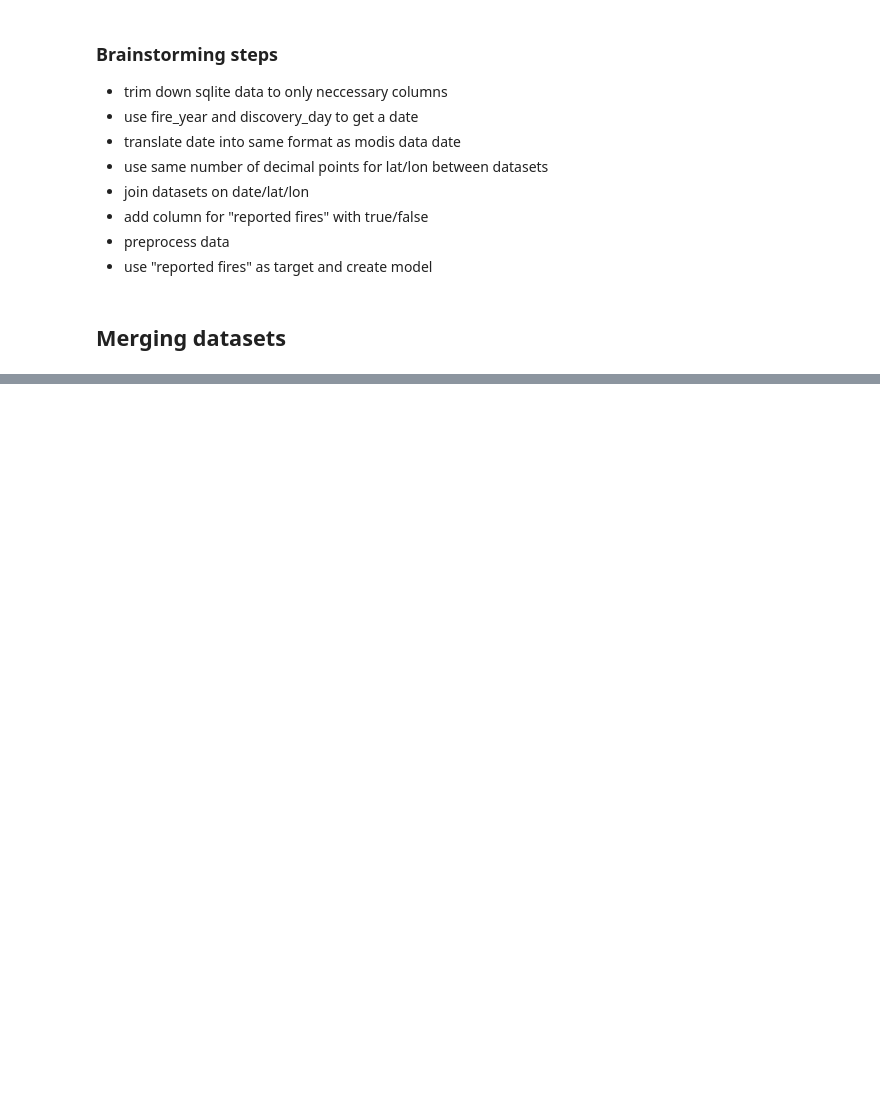
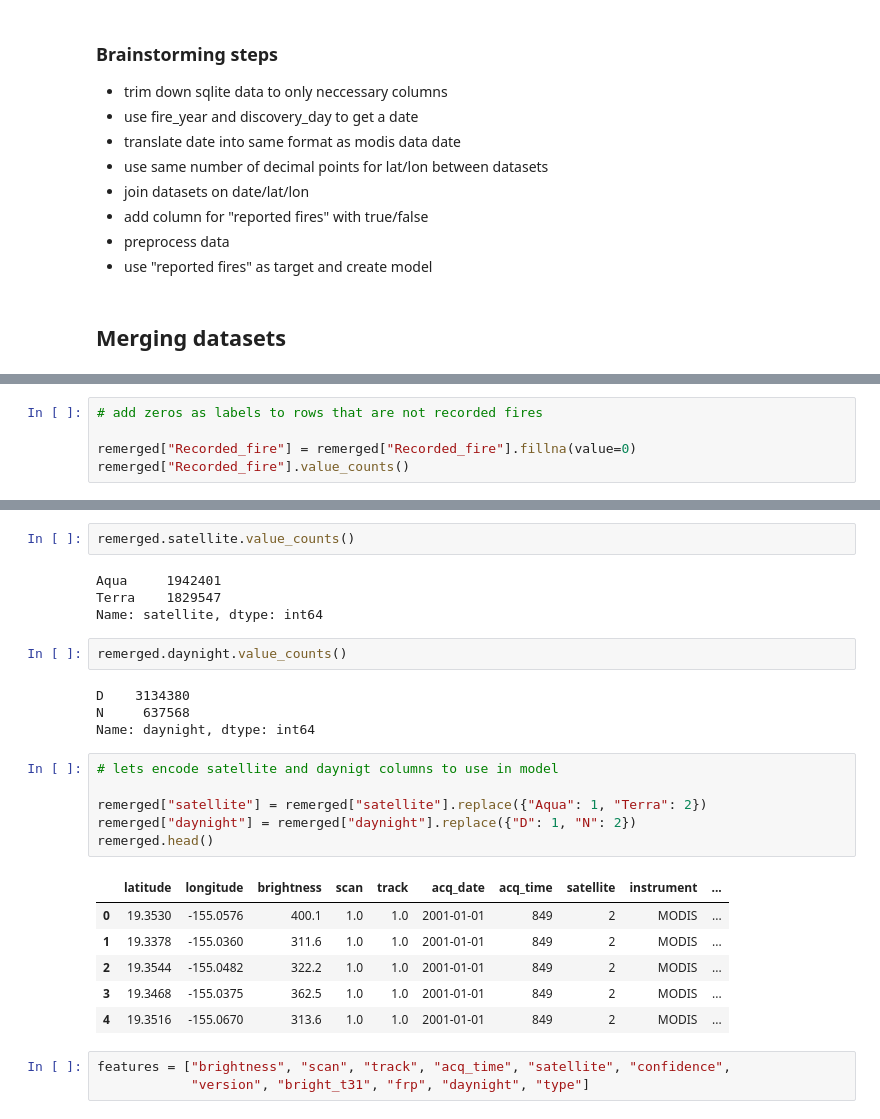
Before and after one commit to BloomTech-Labs/forest-fire-watch-ds, a Jupyter notebook: fires.ipynb, the cells around one changed output, grey strips where cells are left out. Cells and saved outputs as stored; diff of their text form; blank space fills up the shorter version.

Commit message:
cleaned/organized notebook, ran a baseline model

```diff
--- a/fires.ipynb
+++ b/fires.ipynb
@@ -271,0 +187,5 @@ merged.head(20)
+# %%
+# add zeros as labels to rows that are not recorded fires
+
+remerged["Recorded_fire"] = remerged["Recorded_fire"].fillna(value=0)
+remerged["Recorded_fire"].value_counts()
@@ -271,0 +222,28 @@ merged.head(20)
+# %%
+remerged.satellite.value_counts()
+# %% [output]
+Aqua     1942401
+Terra    1829547
+Name: satellite, dtype: int64
+# %%
+remerged.daynight.value_counts()
+# %% [output]
+D    3134380
+N     637568
+Name: daynight, dtype: int64
+# %%
+# lets encode satellite and daynigt columns to use in model
+
+remerged["satellite"] = remerged["satellite"].replace({"Aqua": 1, "Terra": 2})
+remerged["daynight"] = remerged["daynight"].replace({"D": 1, "N": 2})
+remerged.head()
+# %% [output]
+|  | latitude | longitude | brightness | scan | track | acq_date | acq_time | satellite | instrument | ... |
+| 0 | 19.3530 | -155.0576 | 400.1 | 1.0 | 1.0 | 2001-01-01 | 849 | 2 | MODIS | ... |
+| 1 | 19.3378 | -155.0360 | 311.6 | 1.0 | 1.0 | 2001-01-01 | 849 | 2 | MODIS | ... |
+| 2 | 19.3544 | -155.0482 | 322.2 | 1.0 | 1.0 | 2001-01-01 | 849 | 2 | MODIS | ... |
+| 3 | 19.3468 | -155.0375 | 362.5 | 1.0 | 1.0 | 2001-01-01 | 849 | 2 | MODIS | ... |
+| 4 | 19.3516 | -155.0670 | 313.6 | 1.0 | 1.0 | 2001-01-01 | 849 | 2 | MODIS | ... |
+# %%
+features = ["brightness", "scan", "track", "acq_time", "satellite", "confidence",
+            "version", "bright_t31", "frp", "daynight", "type"]
```
Also changed, not shown: parts of 44 cells of this notebook.
